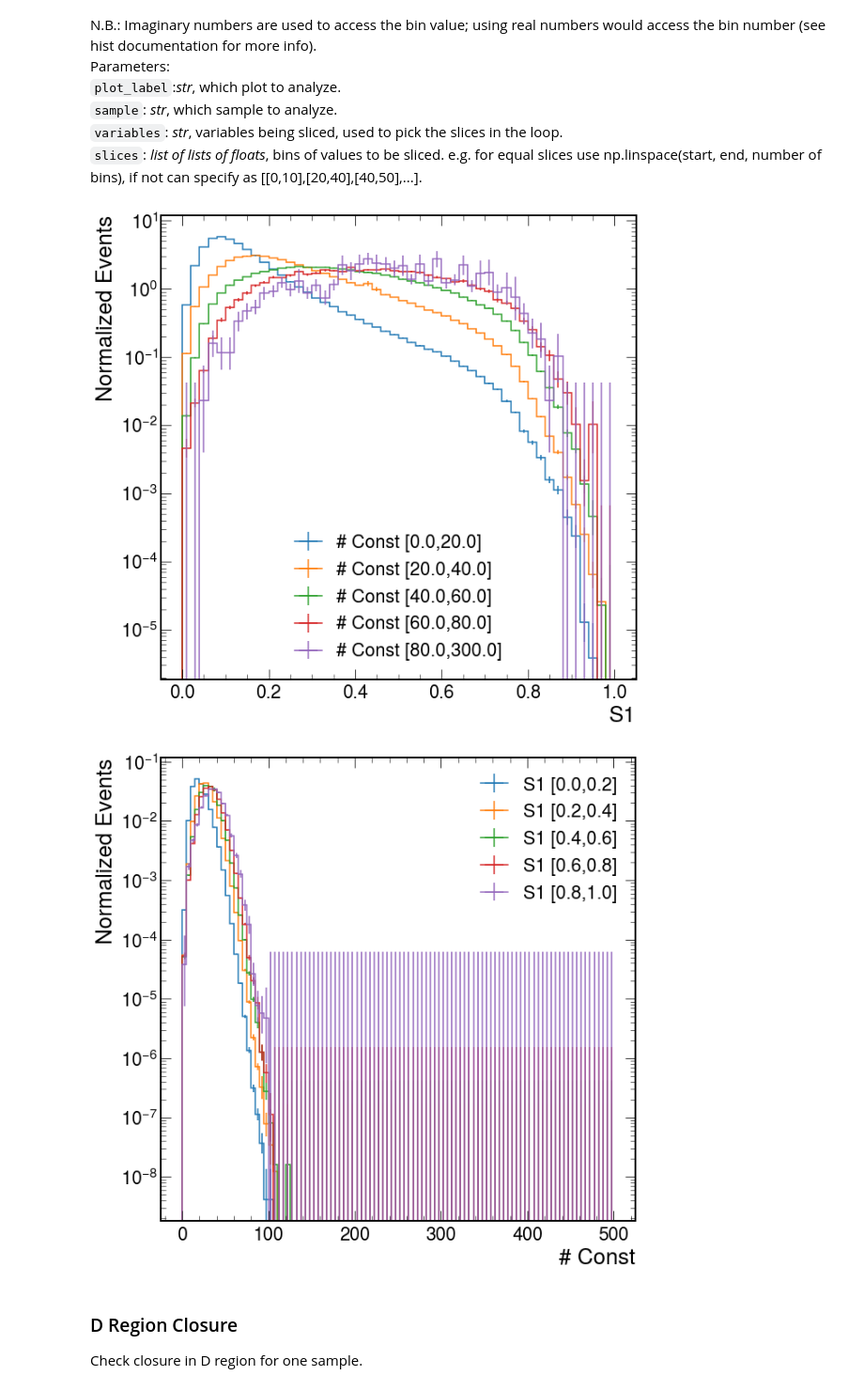
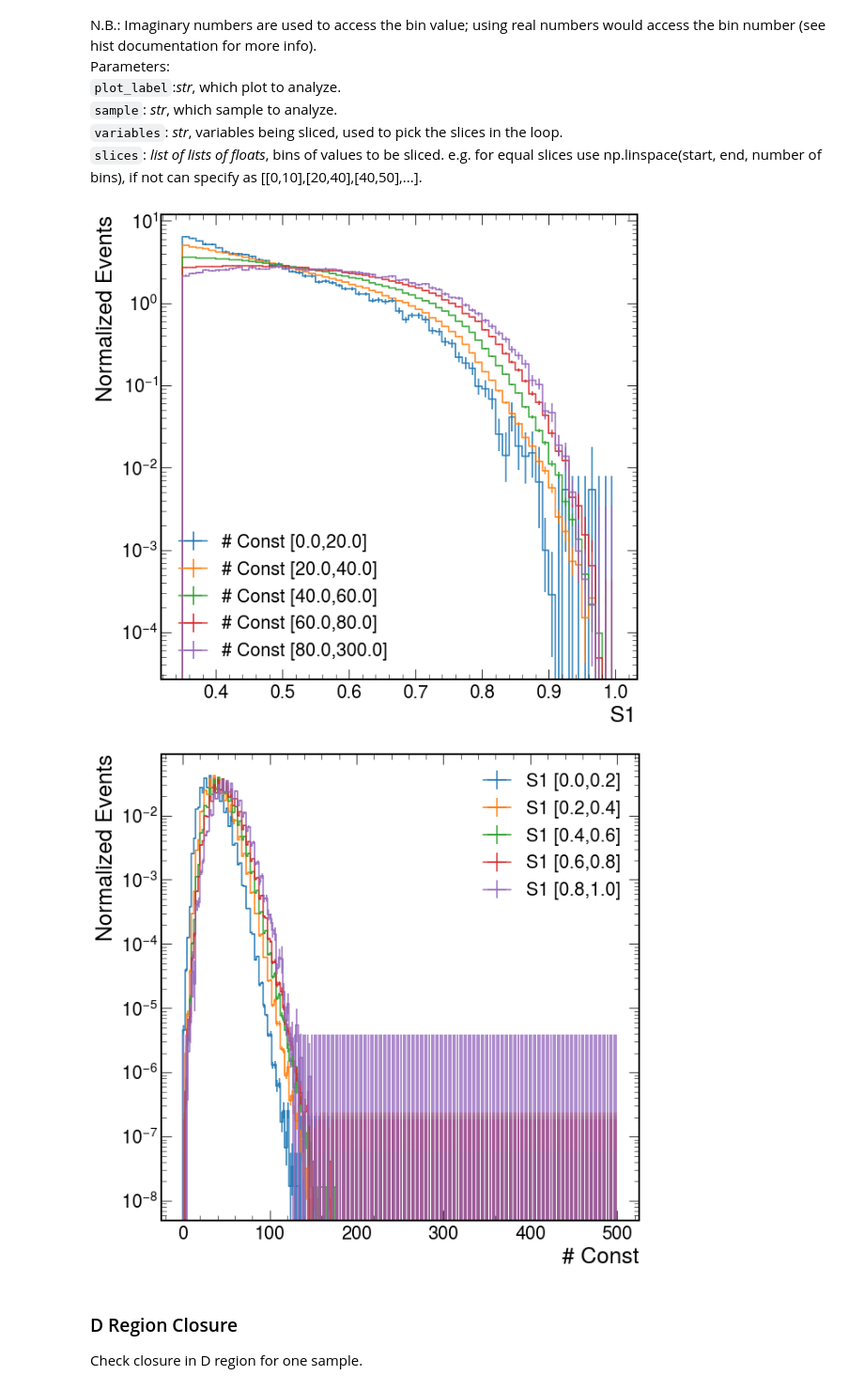
Before and after one commit to SUEPPhysics/SUEPCoffea_dask, a Jupyter notebook: plotting/plot.ipynb, the cells around one changed output. Shown at 94% size. Saved outputs shown, nothing was run; the diff lists cells and outputs as text; code cells hidden in the pictures.

```diff
--- a/plotting/plot.ipynb
+++ b/plotting/plot.ipynb
@@ -237,0 +263,18 @@ for plot_label in plot_labels:
+# %%
+h1 = plots['QCD_HT_2018']["2D_SUEP_S1_vs_SUEP_nconst_Cluster"]
+h2 = plots['QCD_HT_2018']["2D_ISR_S1_vs_ISR_nconst_ClusterInverted"]
+
+regions_list = [[0.0j,20j],[20j,40j],[40j,60j],
+                [60j,80j],[80j,100j],[100j,300j]]
+suep_slices = slice_hist2d(h1, regions_list)
+isr_slices = slice_hist2d(h2, regions_list)
+
+for suep, isr, regions in zip(suep_slices, isr_slices, regions_list):
+    suep = suep/suep.sum().value
+    isr = isr/isr.sum().value
+
+    fig, axs, _ = plot_ratio(suep, isr, label1='SUEP', label2='ISR')
+    axs[0].legend()
+
+    fig.suptitle("# Const. [{},{}]".format(int(regions[0].imag), int(regions[1].imag)))
+    plt.show()
@@ -529,45 +579,47 @@ Parameters:<br>
 `slices`: _list of lists of floats_, bins of values to be sliced. e.g. for equal slices use np.linspace(start, end, number of bins), if not can specify as [[0,10],[20,40],[40,50],...].
 # %%
 # parameters
-plot_label = '2D_ISR_S1_vs_ISR_nconst_ClusterInverted'
+plot_label = '2D_SUEP_S1_vs_SUEP_nconst_Cluster'
 sample = 'QCD_HT_2018'
 variables = ['S1', '# Const']
 
 for i in range(2):
 
     slice_label = variables[(i+1)%2]
 
-    if slice_label == '# Tracks': slices = [[0j,40j],[40j,80j],[80j,120j],[120j,140j],[140j,160j],[160j,500j]]
-    elif slice_label == '# Const': slices = [[0j,20j],[20j,40j],[40j,60j],[60j,80j],[80j,300j]]
+    # some predefined slices
+    if slice_label == '# Tracks': slices = [[0.0j,40j],[40j,80j],[80j,120j],[120j,140j],[140j,160j],[160j,500j]]
+    elif slice_label == '# Const': slices = [[0.0j,20j],[20j,40j],[40j,60j],[60j,80j],[80j,300j]]
     elif slice_label == 'pT Avg': slices = [[0.0j,20j],[20j,40j],[40j,60j],[60j,80j],[80j,1000j]]
     elif slice_label == 'pT Avg b': slices = [[0.0j,2j],[2j,4j],[4j,6j],[6j,10j],[10j,1000j]]
     elif slice_label == 'pT Mean Scaled': slices = [[0.0j, 0.1j],[0.1j,0.2j],[0.2j,0.4j],[0.4j,0.6j],[0.6j, 1.0j]]
     elif slice_label == 'Classifier Output': slices = [[0.0j,0.05j],[0.05j,0.1j],[0.1j,0.2j],[0.2j,0.4j],[0.4j,0.6j],[0.6j,0.8j],[0.8j,0.9j], [0.9j,1.0j]]
     elif slice_label == 'S1': slices = [[0.0j,0.2j],[0.2j,0.4j],[0.4j,0.6j],[0.6j,0.8j],[0.8j,1.0j]]
 
-    for j in range(len(slices)):
-        val_lo = slices[j][0]
-        val_up = slices[j][1]
+    h = plots[sample][plot_label]
 
-        if i==0:
-            h = plots[sample][plot_label][::2j,val_lo:val_up:sum]
-        elif i==1:
-            h = plots[sample][plot_label][val_lo:val_up:sum, ::2j]
+    if i==0:
+        h = h[0.35j:,:]
+        hlist = slice_hist2d(h, slices, slice_var='y')
+    if i==1:
+        h = h[:,:]
+        hlist = slice_hist2d(h, slices, slice_var='x')
 
+    for h, s in zip(hlist, slices):
         hep.histplot(h,
                      yerr=True, density=True,
-                     label=slice_label+" [{0},{1}]".format(val_lo.imag, val_up.imag))
+                     label=slice_label+" [{0},{1}]".format(s[0].imag, s[1].imag))
 
     plt.legend()
-    #plt.ylim(1e-6,1e0)
+    # plt.ylim(1e-5,1e1)
     plt.yscale('log')
     plt.ylabel("Normalized Events")
     plt.xlabel(variables[i])
     plt.savefig(output_label + plot_label + "_" + slice_label.replace("#","n").replace(" ","_") + "_SLICES" + file_ext,  bbox_inches='tight')
     plt.show()
 # %% [output]
-[figure, old version]
+[figure, new version]
-[figure, old version]
+[figure, new version]
 # %% [markdown]
 ### D Region Closure
 Check closure in D region for one sample.
```
Also changed, not shown: parts of 15 cells of this notebook, 2 other files.
